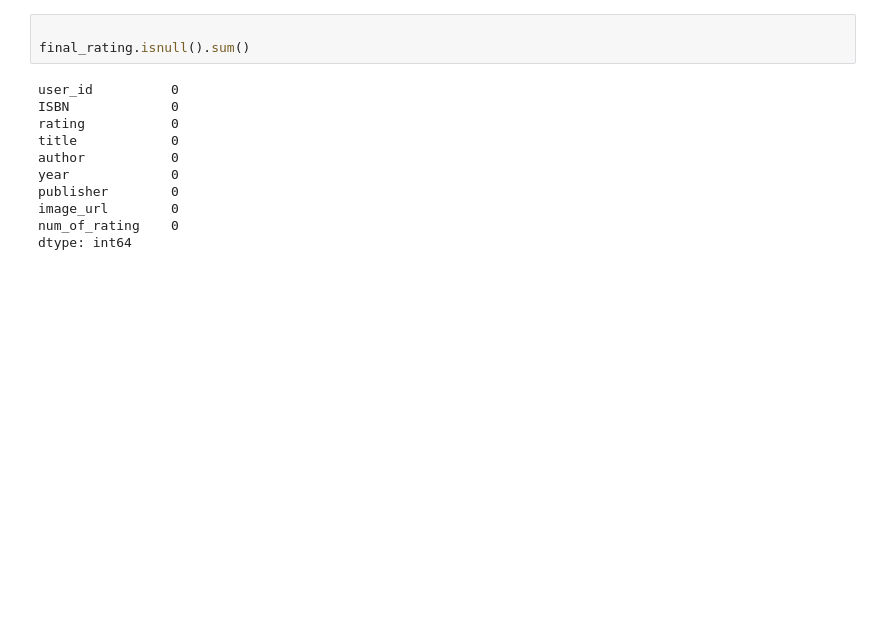
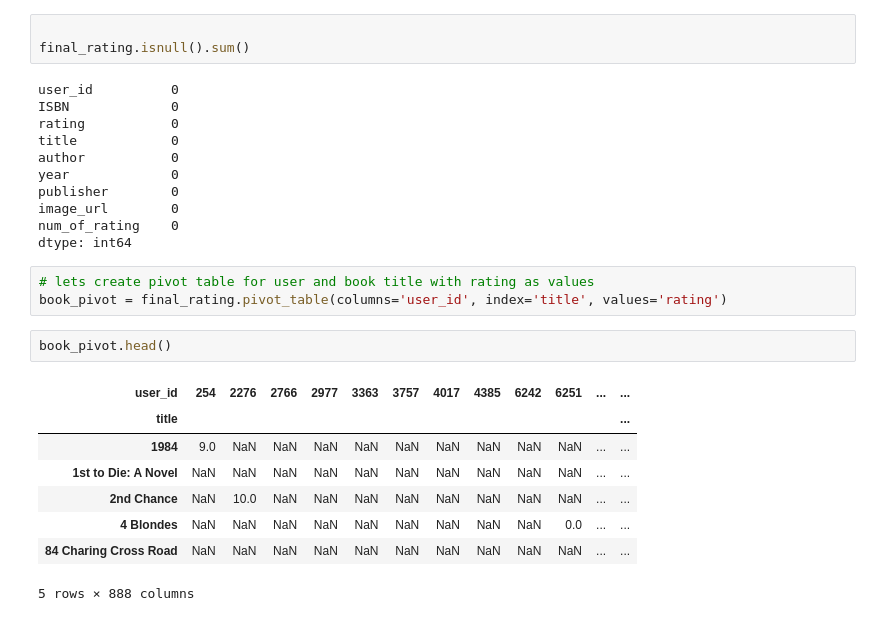
Before and after one commit to Sohel1856/End-to-End-Book-Recommendation-System, a Jupyter notebook: notebook/research.ipynb, the cells around one changed output. Saved outputs shown, nothing was run; the diff lists cells and outputs as text; blank space fills up the shorter version.

```diff
--- a/notebook/research.ipynb
+++ b/notebook/research.ipynb
@@ -319,3 +319,17 @@ publisher        0
 image_url        0
 num_of_rating    0
 dtype: int64
+# %%
+# lets create pivot table for user and book title with rating as values
+book_pivot = final_rating.pivot_table(columns='user_id', index='title', values='rating')
+# %%
+book_pivot.head()
+# %% [output]
+| user_id | 254 | 2276 | 2766 | 2977 | 3363 | 3757 | 4017 | 4385 | 6242 | 6251 | ... | ... |
+| title |  |  |  |  |  |  |  |  |  |  |  | ... |
+| 1984 | 9.0 | NaN | NaN | NaN | NaN | NaN | NaN | NaN | NaN | NaN | ... | ... |
+| 1st to Die: A Novel | NaN | NaN | NaN | NaN | NaN | NaN | NaN | NaN | NaN | NaN | ... | ... |
+| 2nd Chance | NaN | 10.0 | NaN | NaN | NaN | NaN | NaN | NaN | NaN | NaN | ... | ... |
+| 4 Blondes | NaN | NaN | NaN | NaN | NaN | NaN | NaN | NaN | NaN | 0.0 | ... | ... |
+| 84 Charing Cross Road | NaN | NaN | NaN | NaN | NaN | NaN | NaN | NaN | NaN | NaN | ... | ... |
+5 rows × 888 columns
```
Also changed, not shown: parts of 10 cells of this notebook.
